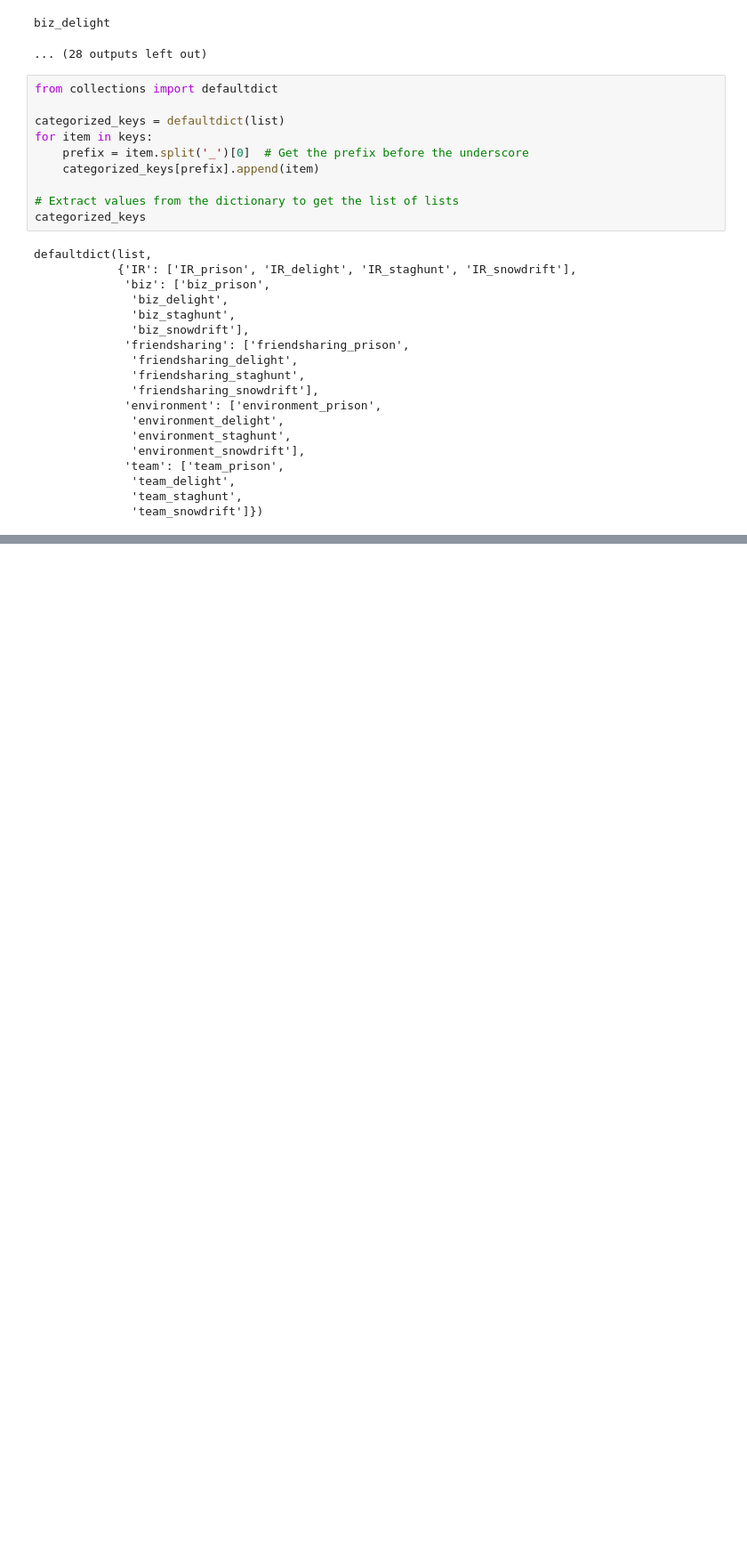
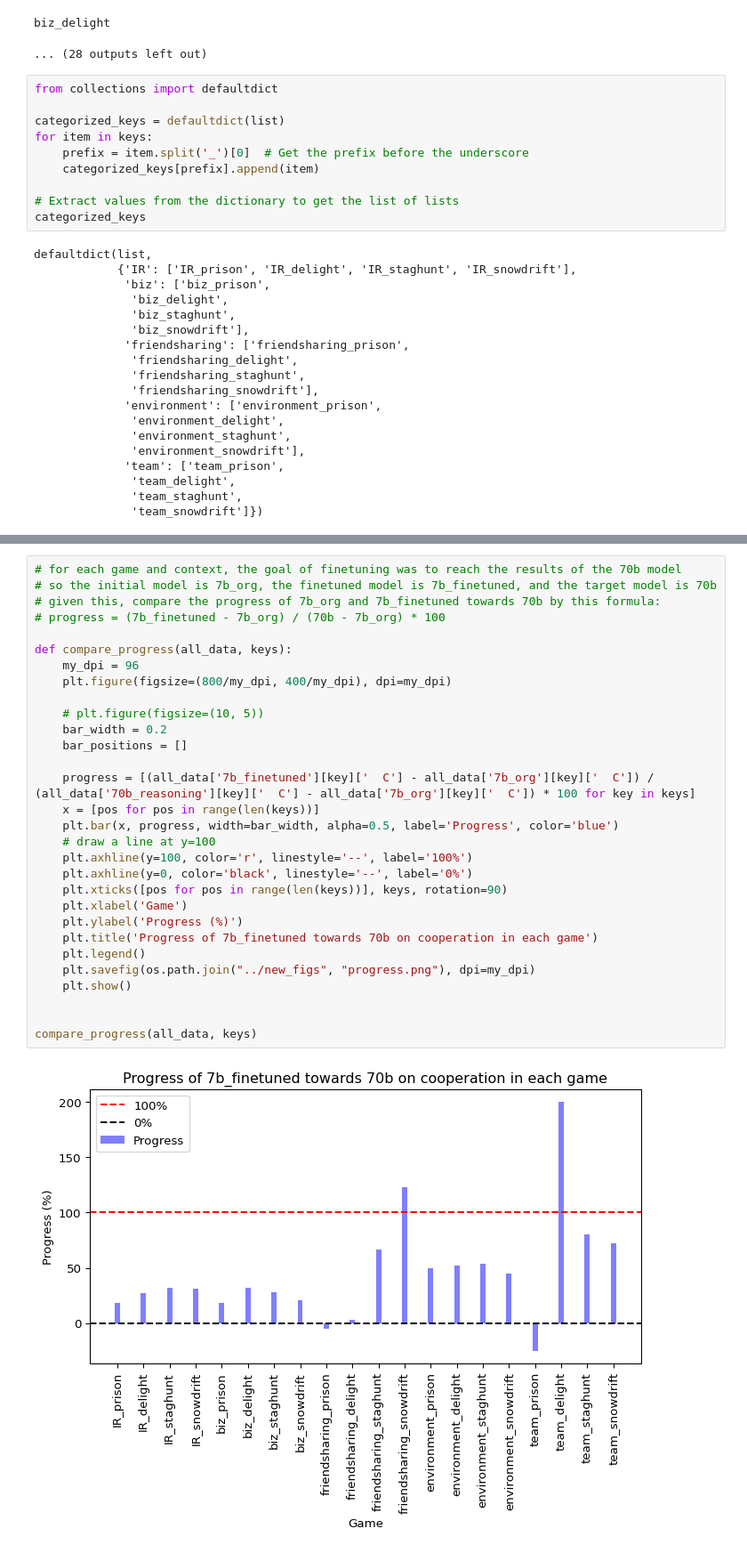
Before and after one commit to sepehrilami/LFB, a Jupyter notebook: notebooks/result_analysis.ipynb, the cells around one changed output, grey strips where cells are left out. Shown: that part at 89% size. Cells and saved outputs as stored; diff of their text form; blank space fills up the shorter version.

Commit message:
Added progress

```diff
--- a/notebooks/result_analysis.ipynb
+++ b/notebooks/result_analysis.ipynb
@@ -317,0 +318,32 @@ Images merged and saved to ../figs/game_distribution.png
+# %%
+# for each game and context, the goal of finetuning was to reach the results of the 70b model
+# so the initial model is 7b_org, the finetuned model is 7b_finetuned, and the target model is 70b
+# given this, compare the progress of 7b_org and 7b_finetuned towards 70b by this formula:
+# progress = (7b_finetuned - 7b_org) / (70b - 7b_org) * 100
+
+def compare_progress(all_data, keys):
+    my_dpi = 96
+    plt.figure(figsize=(800/my_dpi, 400/my_dpi), dpi=my_dpi)
+
+    # plt.figure(figsize=(10, 5))
+    bar_width = 0.2
+    bar_positions = []
+
+    progress = [(all_data['7b_finetuned'][key]['  C'] - all_data['7b_org'][key]['  C']) / (all_data['70b_reasoning'][key]['  C'] - all_data['7b_org'][key]['  C']) * 100 for key in keys]
+    x = [pos for pos in range(len(keys))]
+    plt.bar(x, progress, width=bar_width, alpha=0.5, label='Progress', color='blue')
+    # draw a line at y=100
+    plt.axhline(y=100, color='r', linestyle='--', label='100%')
+    plt.axhline(y=0, color='black', linestyle='--', label='0%')
+    plt.xticks([pos for pos in range(len(keys))], keys, rotation=90)
+    plt.xlabel('Game')
+    plt.ylabel('Progress (%)')
+    plt.title('Progress of 7b_finetuned towards 70b on cooperation in each game')
+    plt.legend()
+    plt.savefig(os.path.join("../new_figs", "progress.png"), dpi=my_dpi)
+    plt.show()
+
+
+compare_progress(all_data, keys)
+# %% [output]
+[figure, added]
```
Also changed, not shown: parts of 5 cells of this notebook, 1 other file.
